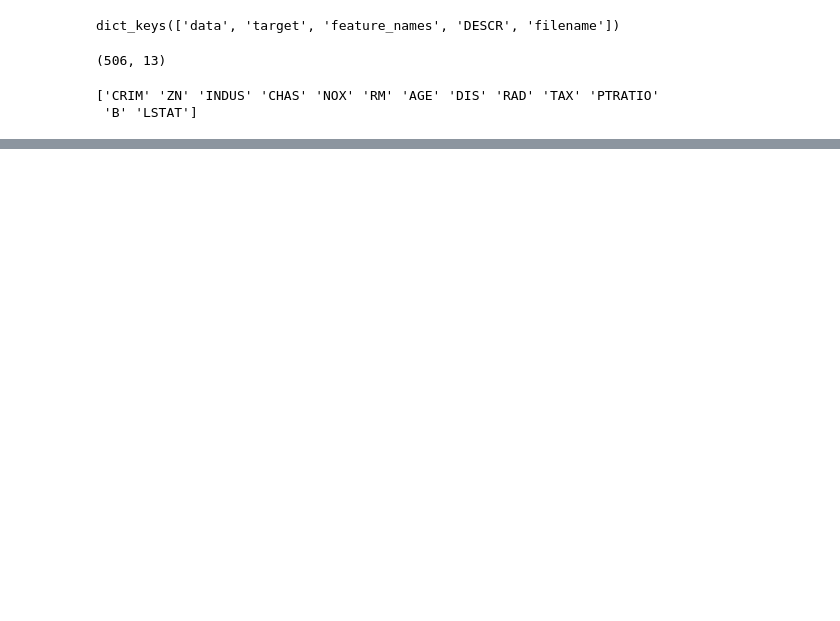
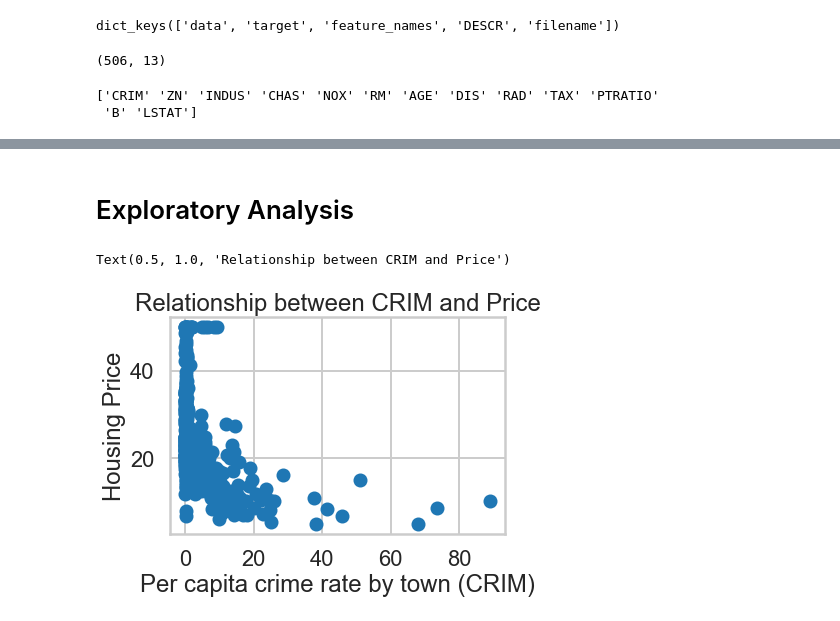
Before and after one commit to vijaypatha/regression_lab, a Jupyter notebook: Regression_Lab/Regression_Lab.ipynb, the cells around one changed output, grey strips where cells are left out. Cells and saved outputs as stored; diff of their text form; code cells hidden in the pictures; blank space fills up the shorter version.

Commit message:
Exploratory of Boston

```diff
--- a/Regression_Lab/Regression_Lab.ipynb
+++ b/Regression_Lab/Regression_Lab.ipynb
@@ -35,0 +62,3 @@ print(boston.feature_names)
+# %%
+bos = pd.DataFrame(boston.data)
+bos.head()
@@ -35,0 +72,3 @@ print(boston.feature_names)
+# %%
+bos.columns = boston.feature_names
+bos.head()
@@ -35,0 +82,3 @@ print(boston.feature_names)
+# %%
+bos['PRICE'] = boston.target
+bos.head()
@@ -35,0 +106,10 @@ print(boston.feature_names)
+# %% [markdown]
+# Exploratory Analysis
+# %%
+plt.scatter(bos.CRIM, bos.PRICE)
+plt.xlabel("Per capita crime rate by town (CRIM)")
+plt.ylabel("Housing Price")
+plt.title("Relationship between CRIM and Price")
+# %% [output]
+Text(0.5, 1.0, 'Relationship between CRIM and Price')
+[figure, added]
```
Also changed, not shown: parts of 12 cells of this notebook.
